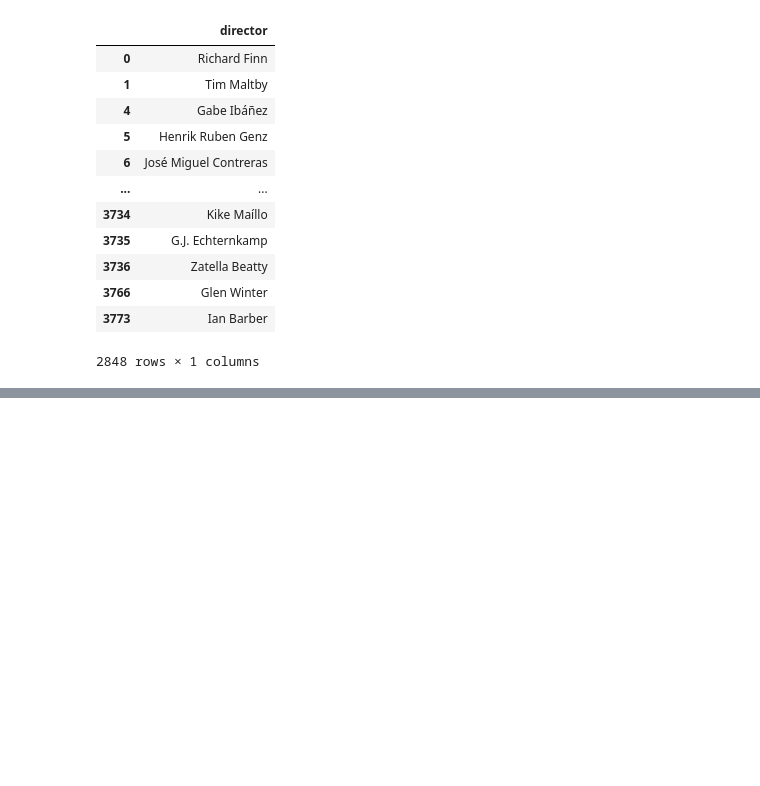
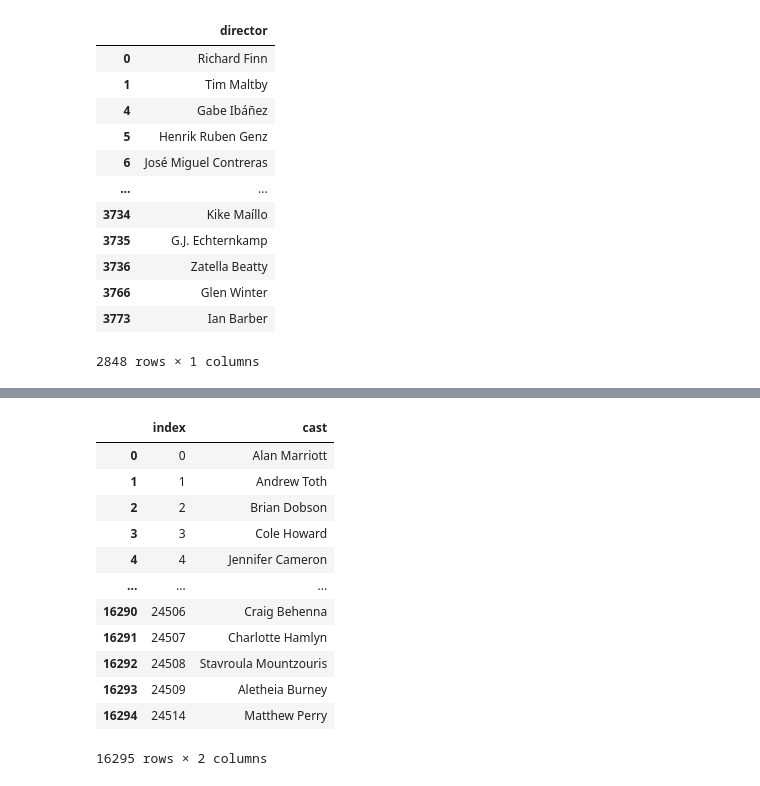
Before and after one commit to ahmadfarouk/ETL-Project, a Jupyter notebook: Project-2-Local.ipynb, the cells around one changed output, grey strips where cells are left out. Cells and saved outputs as stored; diff of their text form; code cells hidden in the pictures; blank space fills up the shorter version.

```diff
--- a/Project-2-Local.ipynb
+++ b/Project-2-Local.ipynb
@@ -116,0 +180,4 @@ for cols in Director_df['director']:
+# %%
+cast_df = pd.DataFrame(df_new,columns=['cast'])
+cast_df = cast_df.reset_index(drop=True)
+cast_df.head()
@@ -116,0 +191,6 @@ for cols in Director_df['director']:
+# %%
+cast_df.cast =cast_df.cast.str.split(',')
+cast_df = cast_df.explode('cast').reset_index(drop=True)
+cast_df.drop_duplicates(subset=['cast'], inplace=True)
+cast_df.dropna(subset=['cast'],inplace=True)
+cast_df
@@ -116,0 +211,21 @@ for cols in Director_df['director']:
+# %%
+cast_df["cast"] = cast_df["cast"].str.replace("'","''")
+# %%
+cast_df["cast"] = cast_df["cast"].str.strip()
+cast_df.drop_duplicates (subset = ['cast'], inplace = True)
+cast_df.reset_index(inplace = True )
+cast_df
+# %% [output]
+|  | index | cast |
+| 0 | 0 | Alan Marriott |
+| 1 | 1 | Andrew Toth |
+| 2 | 2 | Brian Dobson |
+| 3 | 3 | Cole Howard |
+| 4 | 4 | Jennifer Cameron |
+| ... | ... | ... |
+| 16290 | 24506 | Craig Behenna |
+| 16291 | 24507 | Charlotte Hamlyn |
+| 16292 | 24508 | Stavroula Mountzouris |
+| 16293 | 24509 | Aletheia Burney |
+| 16294 | 24514 | Matthew Perry |
+16295 rows × 2 columns
```
Also changed, not shown: parts of 8 cells of this notebook, 1 other file.
